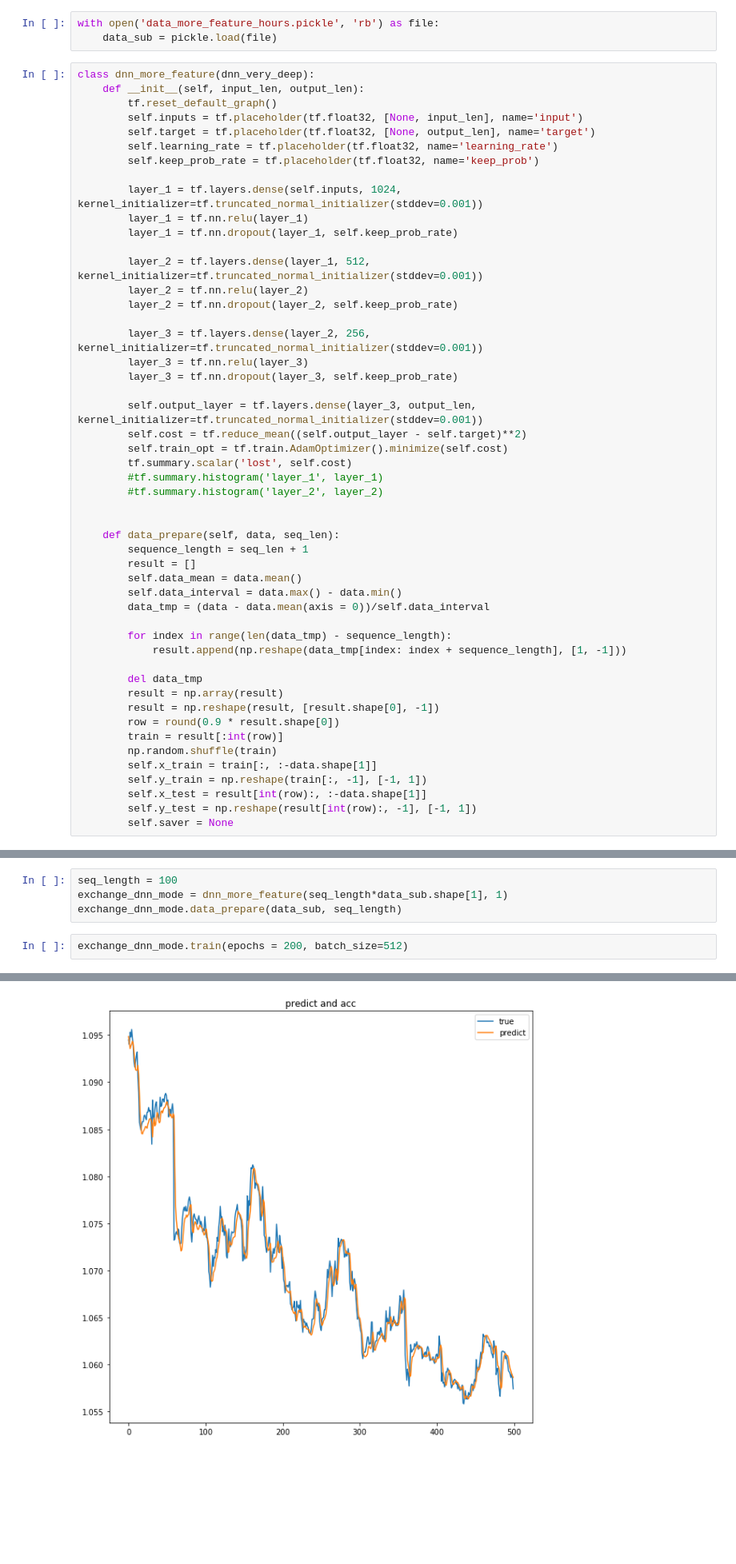
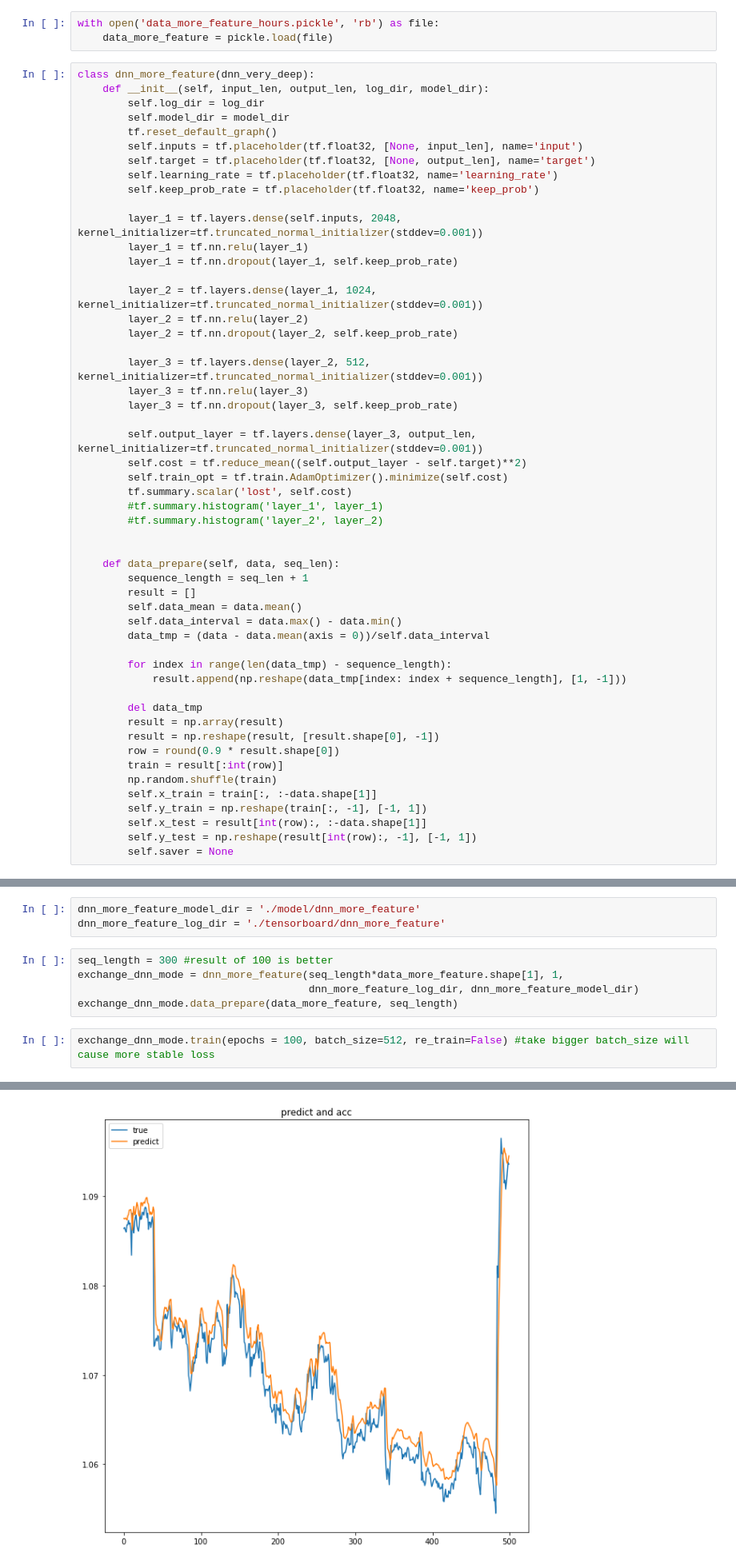
Before and after one commit to ghostHBL/machine-learning, a Jupyter notebook: foreign exchange/exchange_dnn.ipynb, the cells around one changed output, grey strips where cells are left out. Shown at 80% size. Drawn from its saved outputs; the diff is of its cells as text; blank space fills up the shorter version.

Commit message:
improve exchange dnn model

```diff
--- a/foreign exchange/exchange_dnn.ipynb
+++ b/foreign exchange/exchange_dnn.ipynb
@@ -244,25 +431,27 @@ with open('data_more_feature_hours.pickle', 'wb') as file:
     pickle.dump(data_sub, file)
 # %%
 with open('data_more_feature_hours.pickle', 'rb') as file:
-    data_sub = pickle.load(file)
+    data_more_feature = pickle.load(file)
 # %%
 class dnn_more_feature(dnn_very_deep):
-    def __init__(self, input_len, output_len):
+    def __init__(self, input_len, output_len, log_dir, model_dir):
+        self.log_dir = log_dir
+        self.model_dir = model_dir
         tf.reset_default_graph()
         self.inputs = tf.placeholder(tf.float32, [None, input_len], name='input')
         self.target = tf.placeholder(tf.float32, [None, output_len], name='target')
         self.learning_rate = tf.placeholder(tf.float32, name='learning_rate')
         self.keep_prob_rate = tf.placeholder(tf.float32, name='keep_prob')
 
-        layer_1 = tf.layers.dense(self.inputs, 1024, kernel_initializer=tf.truncated_normal_initializer(stddev=0.001))
+        layer_1 = tf.layers.dense(self.inputs, 2048, kernel_initializer=tf.truncated_normal_initializer(stddev=0.001))
         layer_1 = tf.nn.relu(layer_1)
         layer_1 = tf.nn.dropout(layer_1, self.keep_prob_rate)
 
-        layer_2 = tf.layers.dense(layer_1, 512, kernel_initializer=tf.truncated_normal_initializer(stddev=0.001))
+        layer_2 = tf.layers.dense(layer_1, 1024, kernel_initializer=tf.truncated_normal_initializer(stddev=0.001))
         layer_2 = tf.nn.relu(layer_2)
         layer_2 = tf.nn.dropout(layer_2, self.keep_prob_rate)
 
-        layer_3 = tf.layers.dense(layer_2, 256, kernel_initializer=tf.truncated_normal_initializer(stddev=0.001))
+        layer_3 = tf.layers.dense(layer_2, 512, kernel_initializer=tf.truncated_normal_initializer(stddev=0.001))
         layer_3 = tf.nn.relu(layer_3)
         layer_3 = tf.nn.dropout(layer_3, self.keep_prob_rate)
 
@@ -300,7 +489,11 @@ rm -rf ./tensorboard/*
+# %%
+dnn_more_feature_model_dir = './model/dnn_more_feature'
+dnn_more_feature_log_dir = './tensorboard/dnn_more_feature'
 # %%
-seq_length = 100
-exchange_dnn_mode = dnn_more_feature(seq_length*data_sub.shape[1], 1)
-exchange_dnn_mode.data_prepare(data_sub, seq_length)
+seq_length = 300 #result of 100 is better
+exchange_dnn_mode = dnn_more_feature(seq_length*data_more_feature.shape[1], 1,
+                                     dnn_more_feature_log_dir, dnn_more_feature_model_dir)
+exchange_dnn_mode.data_prepare(data_more_feature, seq_length)
 # %%
-exchange_dnn_mode.train(epochs = 200, batch_size=512)
+exchange_dnn_mode.train(epochs = 100, batch_size=512, re_train=False) #take bigger batch_size will cause more stable loss
 # %% [output]
@@ -324 +517 @@ test lost is: 4.65588e-06
-[figure, old version]
+[figure, new version]
```
Also changed, not shown: parts of 50 cells of this notebook, 35 other files.
